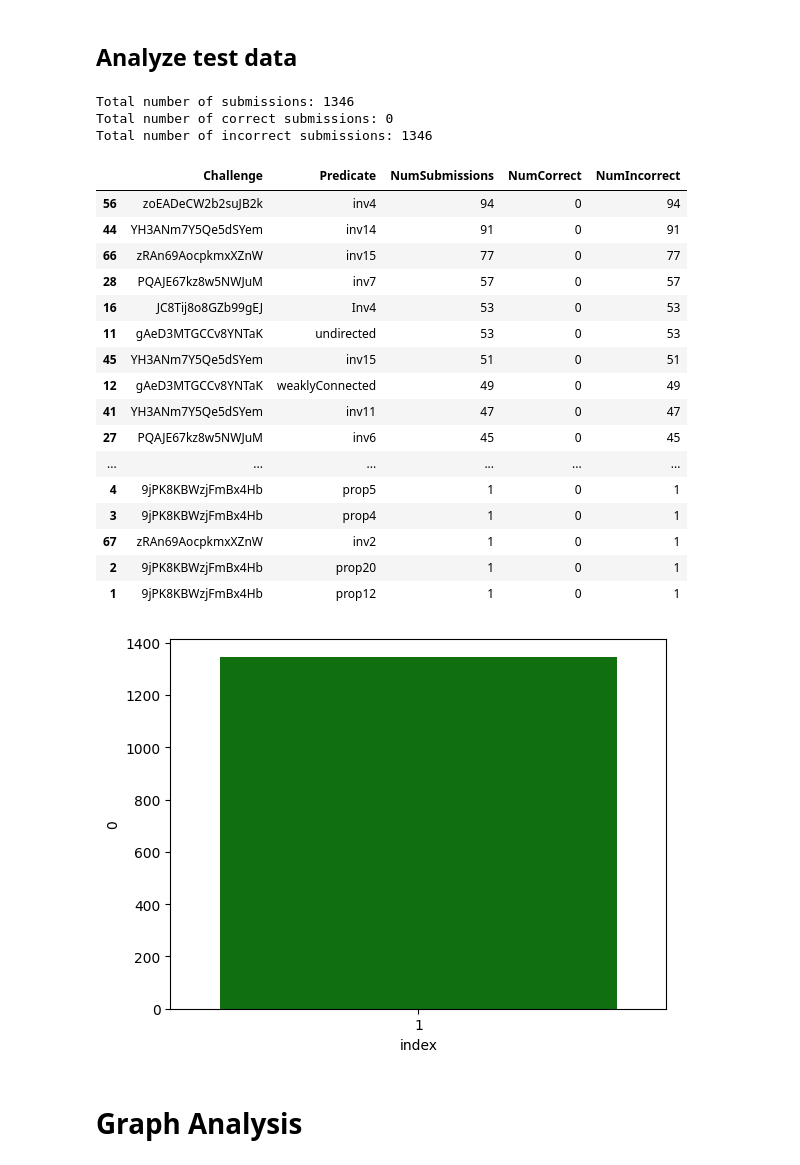
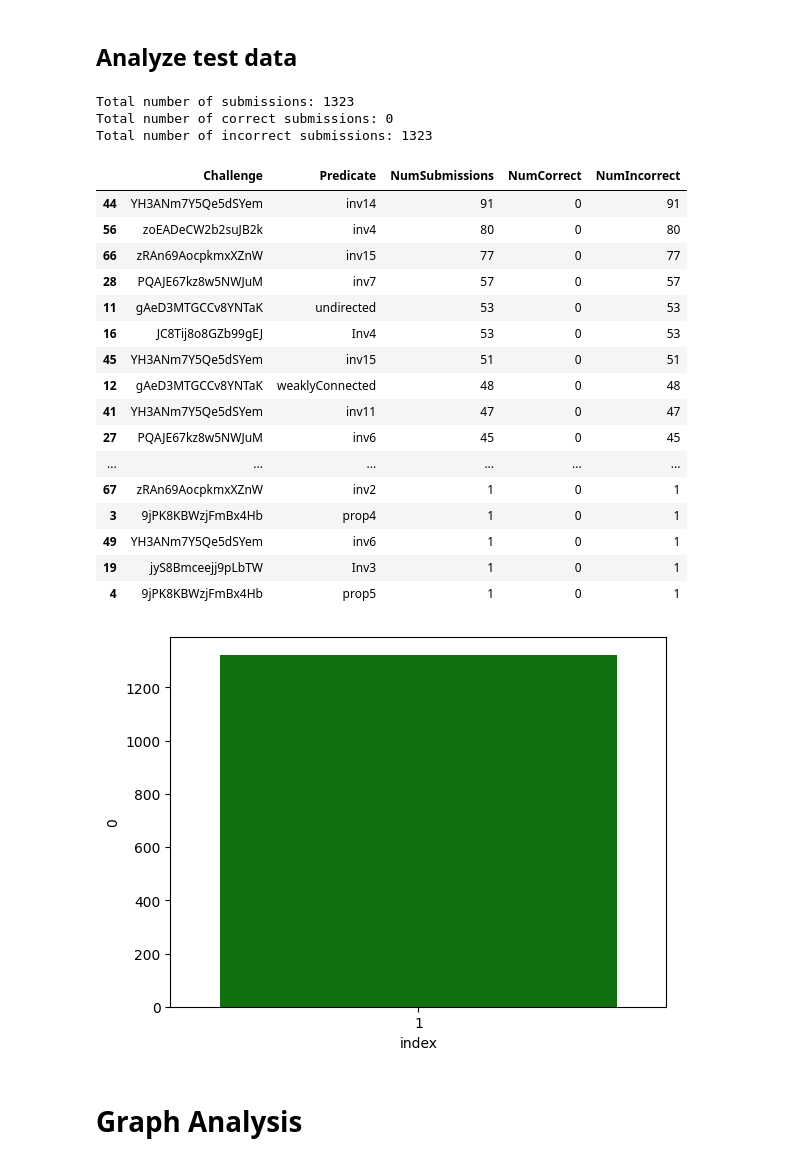
Before and after one commit to anaines14/HiGenA, a Jupyter notebook: data/data_analysis.ipynb, the cells around one changed output. Cells and saved outputs as stored; diff of their text form; code cells hidden in the pictures.

```diff
--- a/data/data_analysis.ipynb
+++ b/data/data_analysis.ipynb
@@ -11,5 +26,5 @@ pd.set_option('max_colwidth', None)
 # %%
-def importCsvs(path, type="csv"):
+def importPreparedData(path, type="csv"):
     # Import the csv files
     # path: path to the csv files
     # return: dictionary of dataframes for each challenge and each predicate
@@ -39,14 +54,26 @@ def importCsvs(path, type="csv"):
     return allDfs
 
 # Import the csv files
-trainDfs = importCsvs("./train/")
-testDfs = importCsvs("./test/", "json")
+trainDfs = importPreparedData("./train/")
+testDfs = importPreparedData("./test/", "json")
 # %% [markdown]
 # Data analysis
 # %% [markdown]
 Count number of submissions, correct and incorrect.
 # %%
-def analyzeData(allDfs):
+def analyzeRawData(raw_data):
+    analysisDf = pd.DataFrame({"Challenge": [], "NumSubmissions": []})
+
+    for challenge, df in raw_data.items():
+        # Update counter
+        analysisDf.loc[len(analysisDf)] = [
+            challenge,
+            len(df),
+        ]
+
+    return analysisDf
+
+def analyzePreparedData(allDfs):
     analysisDf = pd.DataFrame({"Challenge": [], "Predicate": [], "NumSubmissions": [], "NumCorrect": [], "NumIncorrect": []})
     counter = collections.Counter()
 
@@ -109,29 +172,29 @@ df[df["_id"] == "S4Fzpaoi6twJpiZrh"]
 # %% [markdown]
 ## Analyze test data
 # %%
-analyzeData(testDfs)
+analyzePreparedData(testDfs)
 # %% [output]
-Total number of submissions: 1346
+Total number of submissions: 1323
 Total number of correct submissions: 0
-Total number of incorrect submissions: 1346
+Total number of incorrect submissions: 1323
 |  | Challenge | Predicate | NumSubmissions | NumCorrect | NumIncorrect |
-| 56 | zoEADeCW2b2suJB2k | inv4 | 94 | 0 | 94 |
 | 44 | YH3ANm7Y5Qe5dSYem | inv14 | 91 | 0 | 91 |
+| 56 | zoEADeCW2b2suJB2k | inv4 | 80 | 0 | 80 |
 | 66 | zRAn69AocpkmxXZnW | inv15 | 77 | 0 | 77 |
 | 28 | PQAJE67kz8w5NWJuM | inv7 | 57 | 0 | 57 |
+| 11 | gAeD3MTGCCv8YNTaK | undirected | 53 | 0 | 53 |
 | 16 | JC8Tij8o8GZb99gEJ | Inv4 | 53 | 0 | 53 |
-| 11 | gAeD3MTGCCv8YNTaK | undirected | 53 | 0 | 53 |
 | 45 | YH3ANm7Y5Qe5dSYem | inv15 | 51 | 0 | 51 |
-| 12 | gAeD3MTGCCv8YNTaK | weaklyConnected | 49 | 0 | 49 |
+| 12 | gAeD3MTGCCv8YNTaK | weaklyConnected | 48 | 0 | 48 |
 | 41 | YH3ANm7Y5Qe5dSYem | inv11 | 47 | 0 | 47 |
 | 27 | PQAJE67kz8w5NWJuM | inv6 | 45 | 0 | 45 |
 | ... | ... | ... | ... | ... | ... |
+| 67 | zRAn69AocpkmxXZnW | inv2 | 1 | 0 | 1 |
+| 3 | 9jPK8KBWzjFmBx4Hb | prop4 | 1 | 0 | 1 |
+| 49 | YH3ANm7Y5Qe5dSYem | inv6 | 1 | 0 | 1 |
+| 19 | jyS8Bmceejj9pLbTW | Inv3 | 1 | 0 | 1 |
 | 4 | 9jPK8KBWzjFmBx4Hb | prop5 | 1 | 0 | 1 |
-| 3 | 9jPK8KBWzjFmBx4Hb | prop4 | 1 | 0 | 1 |
-| 67 | zRAn69AocpkmxXZnW | inv2 | 1 | 0 | 1 |
-| 2 | 9jPK8KBWzjFmBx4Hb | prop20 | 1 | 0 | 1 |
-| 1 | 9jPK8KBWzjFmBx4Hb | prop12 | 1 | 0 | 1 |
-[figure, old version]
+[figure, new version]
 # %% [markdown]
 # Graph Analysis
 # %%
```
Also changed, not shown: parts of 16 cells of this notebook.
